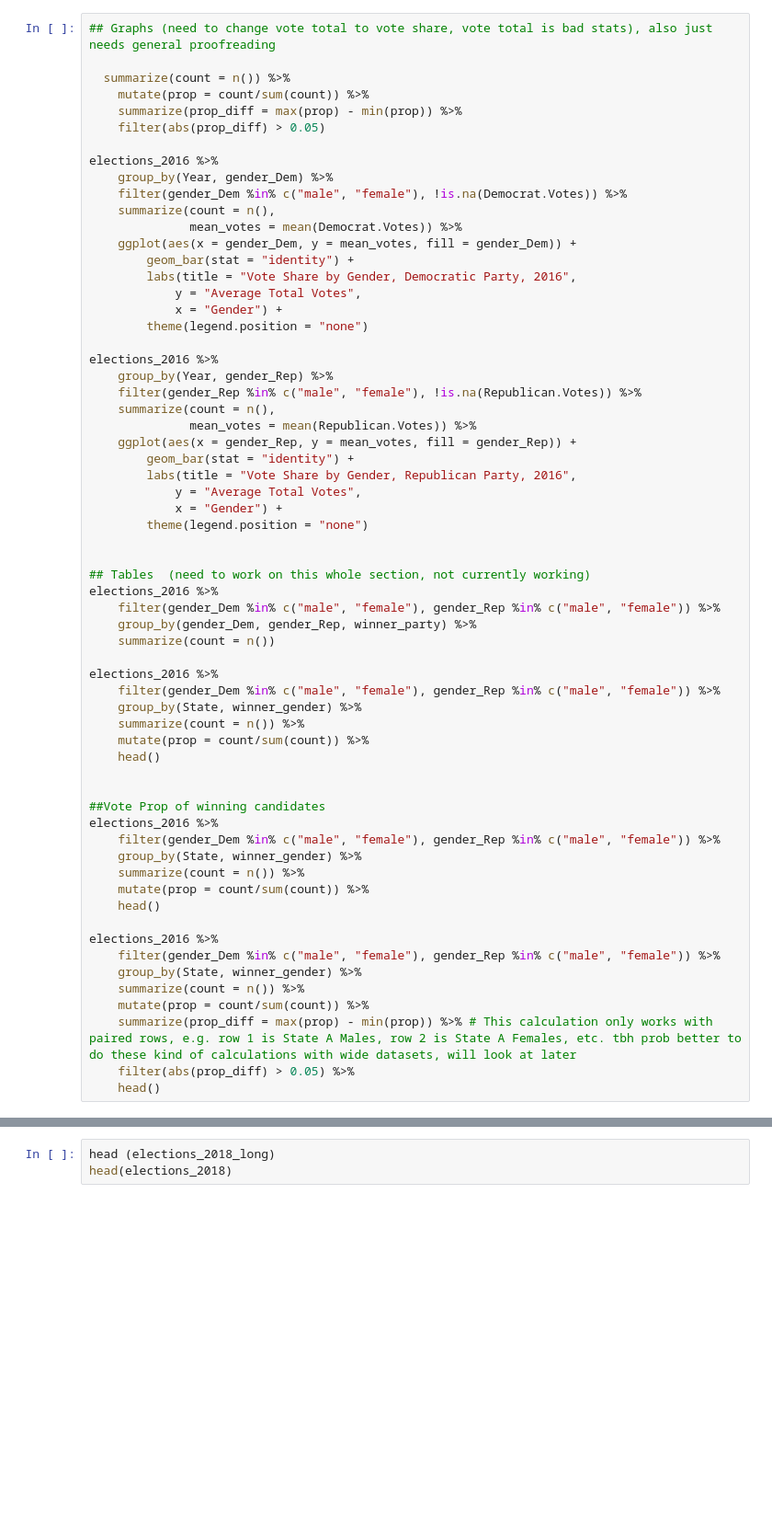
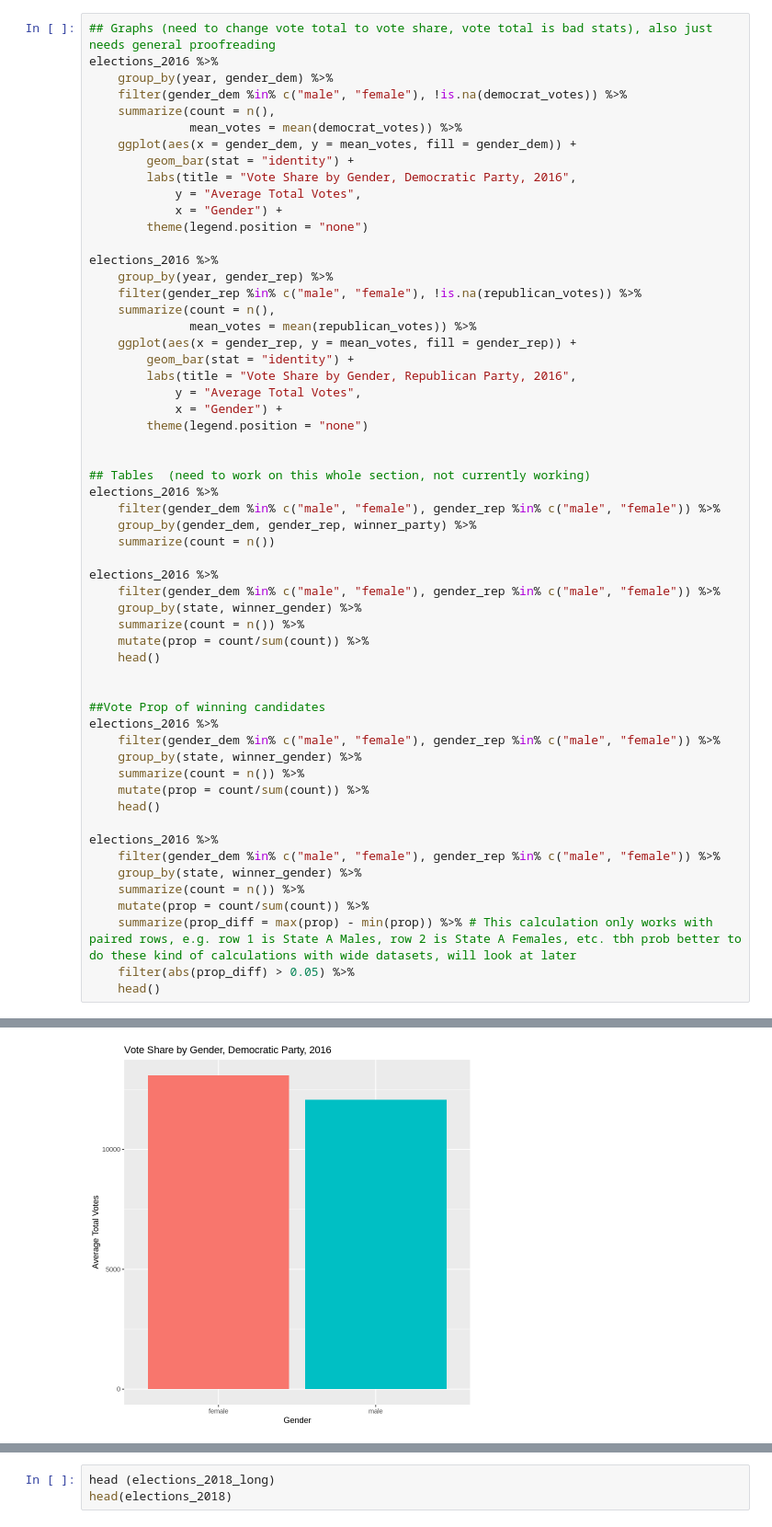
Before and after one commit to michael-bonitati-1117/final_project, a Jupyter notebook: Dataset_Analysis.ipynb, the cells around one changed output, grey strips where cells are left out. Shown at 92% size. Saved outputs shown, nothing was run; the diff lists cells and outputs as text; blank space fills up the shorter version.

```diff
--- a/Dataset_Analysis.ipynb
+++ b/Dataset_Analysis.ipynb
@@ -148,17 +429,11 @@ A grouped_df: 0 × 3
 # %%
 ## Graphs (need to change vote total to vote share, vote total is bad stats), also just needs general proofreading
-
-  summarize(count = n()) %>%
-    mutate(prop = count/sum(count)) %>%
-    summarize(prop_diff = max(prop) - min(prop)) %>%
-    filter(abs(prop_diff) > 0.05)
-
 elections_2016 %>%
-    group_by(Year, gender_Dem) %>%
-    filter(gender_Dem %in% c("male", "female"), !is.na(Democrat.Votes)) %>%
+    group_by(year, gender_dem) %>%
+    filter(gender_dem %in% c("male", "female"), !is.na(democrat_votes)) %>%
     summarize(count = n(),
-              mean_votes = mean(Democrat.Votes)) %>%
-    ggplot(aes(x = gender_Dem, y = mean_votes, fill = gender_Dem)) +
+              mean_votes = mean(democrat_votes)) %>%
+    ggplot(aes(x = gender_dem, y = mean_votes, fill = gender_dem)) +
         geom_bar(stat = "identity") +
         labs(title = "Vote Share by Gender, Democratic Party, 2016",
             y = "Average Total Votes",
@@ -166,11 +441,11 @@ elections_2016 %>%
         theme(legend.position = "none")
 
 elections_2016 %>%
-    group_by(Year, gender_Rep) %>%
-    filter(gender_Rep %in% c("male", "female"), !is.na(Republican.Votes)) %>%
+    group_by(year, gender_rep) %>%
+    filter(gender_rep %in% c("male", "female"), !is.na(republican_votes)) %>%
     summarize(count = n(),
-              mean_votes = mean(Republican.Votes)) %>%
-    ggplot(aes(x = gender_Rep, y = mean_votes, fill = gender_Rep)) +
+              mean_votes = mean(republican_votes)) %>%
+    ggplot(aes(x = gender_rep, y = mean_votes, fill = gender_rep)) +
         geom_bar(stat = "identity") +
         labs(title = "Vote Share by Gender, Republican Party, 2016",
             y = "Average Total Votes",
@@ -180,13 +455,13 @@ elections_2016 %>%
 
 ## Tables  (need to work on this whole section, not currently working)
 elections_2016 %>%
-    filter(gender_Dem %in% c("male", "female"), gender_Rep %in% c("male", "female")) %>%
-    group_by(gender_Dem, gender_Rep, winner_party) %>%
+    filter(gender_dem %in% c("male", "female"), gender_rep %in% c("male", "female")) %>%
+    group_by(gender_dem, gender_rep, winner_party) %>%
     summarize(count = n())
 
 elections_2016 %>%
-    filter(gender_Dem %in% c("male", "female"), gender_Rep %in% c("male", "female")) %>%
-    group_by(State, winner_gender) %>%
+    filter(gender_dem %in% c("male", "female"), gender_rep %in% c("male", "female")) %>%
+    group_by(state, winner_gender) %>%
     summarize(count = n()) %>%
     mutate(prop = count/sum(count)) %>%
     head()
@@ -194,15 +469,15 @@ elections_2016 %>%
 
 ##Vote Prop of winning candidates
 elections_2016 %>%
-    filter(gender_Dem %in% c("male", "female"), gender_Rep %in% c("male", "female")) %>%
-    group_by(State, winner_gender) %>%
+    filter(gender_dem %in% c("male", "female"), gender_rep %in% c("male", "female")) %>%
+    group_by(state, winner_gender) %>%
     summarize(count = n()) %>%
     mutate(prop = count/sum(count)) %>%
     head()
 
 elections_2016 %>%
-    filter(gender_Dem %in% c("male", "female"), gender_Rep %in% c("male", "female")) %>%
-    group_by(State, winner_gender) %>%
+    filter(gender_dem %in% c("male", "female"), gender_rep %in% c("male", "female")) %>%
+    group_by(state, winner_gender) %>%
     summarize(count = n()) %>%
     mutate(prop = count/sum(count)) %>%
     summarize(prop_diff = max(prop) - min(prop)) %>% # This calculation only works with paired rows, e.g. row 1 is State A Males, row 2 is State A Females, etc. tbh prob better to do these kind of calculations with wide datasets, will look at later
@@ -212,0 +490 @@ ERROR: Error: `n()` must only be used inside dplyr verbs.
+[figure, added]
```
Also changed, not shown: parts of 8 cells of this notebook.
